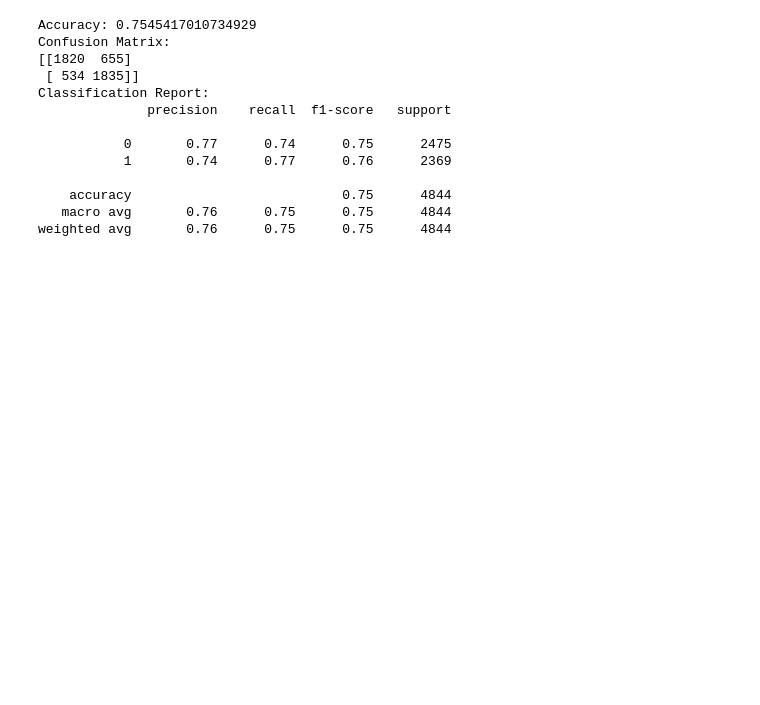
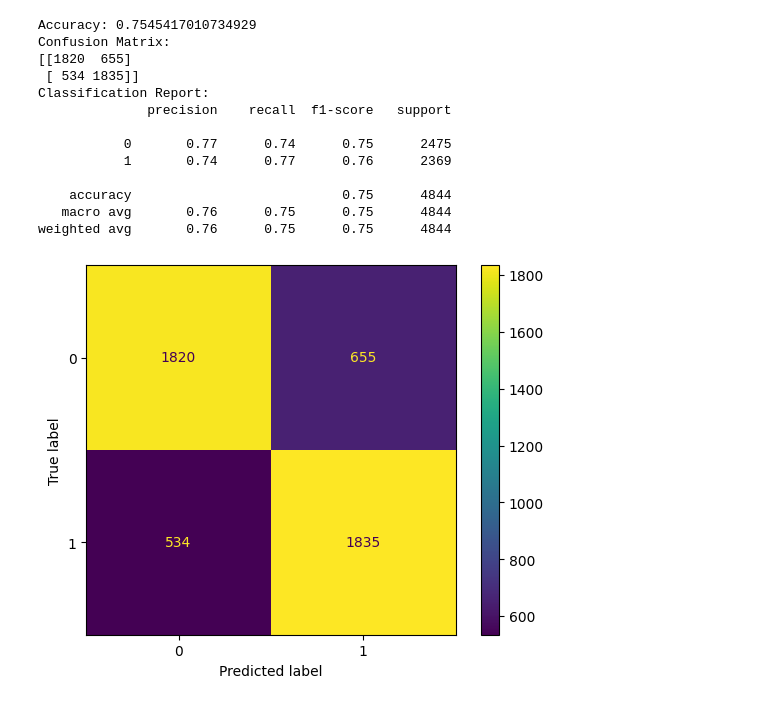
Before and after one commit to joaossousa12/feup-ia, a Jupyter notebook: Project2/neuralNetworks.ipynb, the cells around one changed output. Saved outputs shown, nothing was run; the diff lists cells and outputs as text; code cells hidden in the pictures; blank space fills up the shorter version.

```diff
--- a/Project2/neuralNetworks.ipynb
+++ b/Project2/neuralNetworks.ipynb
@@ -37,30 +38,35 @@ mlp_best = MLPClassifier(**best_params, random_state=1)
 
 # training the model
 mlp_best.fit(X_train, y_train)
 
 # making predictions on the test set
 y_pred = mlp_best.predict(X_test)
 
 accuracy = accuracy_score(y_test, y_pred)
 conf_matrix = confusion_matrix(y_test, y_pred)
 class_report = classification_report(y_test, y_pred)
 
 print(f"Accuracy: {accuracy}")
 print("Confusion Matrix:")
 print(conf_matrix)
 print("Classification Report:")
 print(class_report)
+
+disp = ConfusionMatrixDisplay(confusion_matrix=conf_matrix)
+disp.plot()
+plt.show()
 # %% [output]
 Accuracy: 0.7545417010734929
 Confusion Matrix:
 [[1820  655]
  [ 534 1835]]
 Classification Report:
               precision    recall  f1-score   support
 
            0       0.77      0.74      0.75      2475
            1       0.74      0.77      0.76      2369
 
     accuracy                           0.75      4844
    macro avg       0.76      0.75      0.75      4844
 weighted avg       0.76      0.75      0.75      4844
+[figure, added]
```
Also changed, not shown: parts of 1 cell of this notebook, 4 other files.
